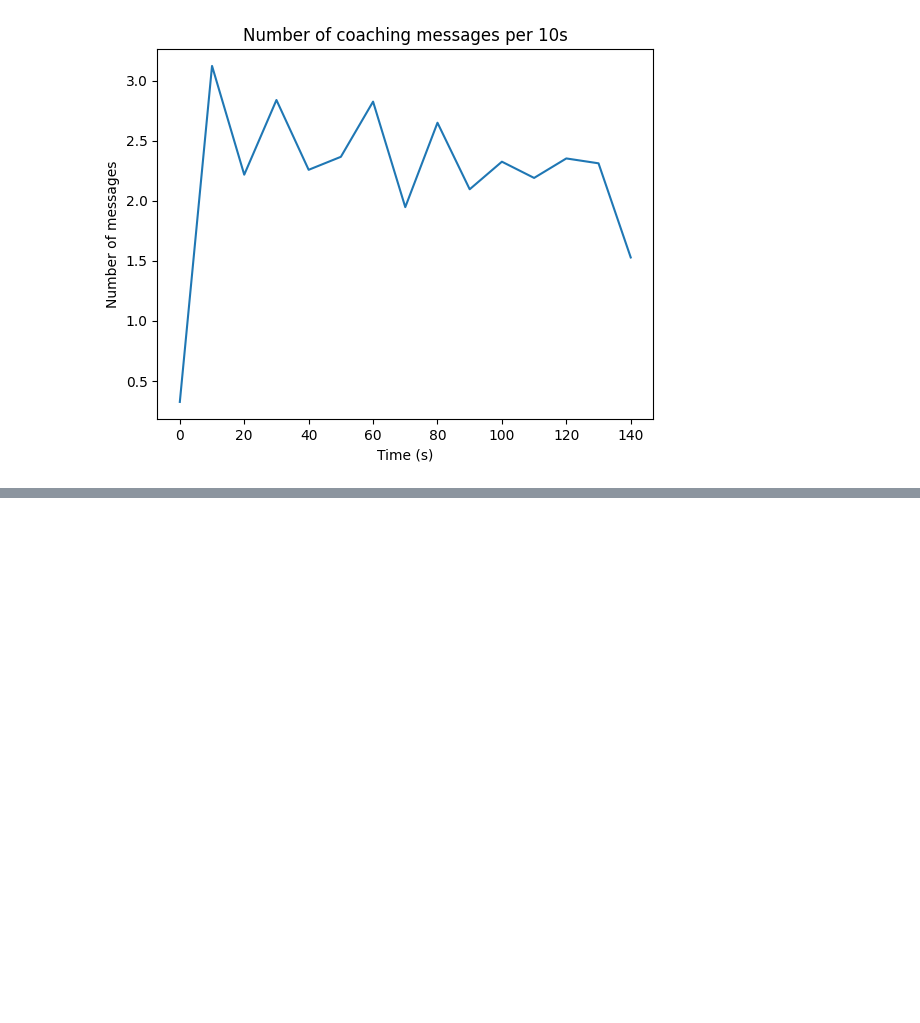
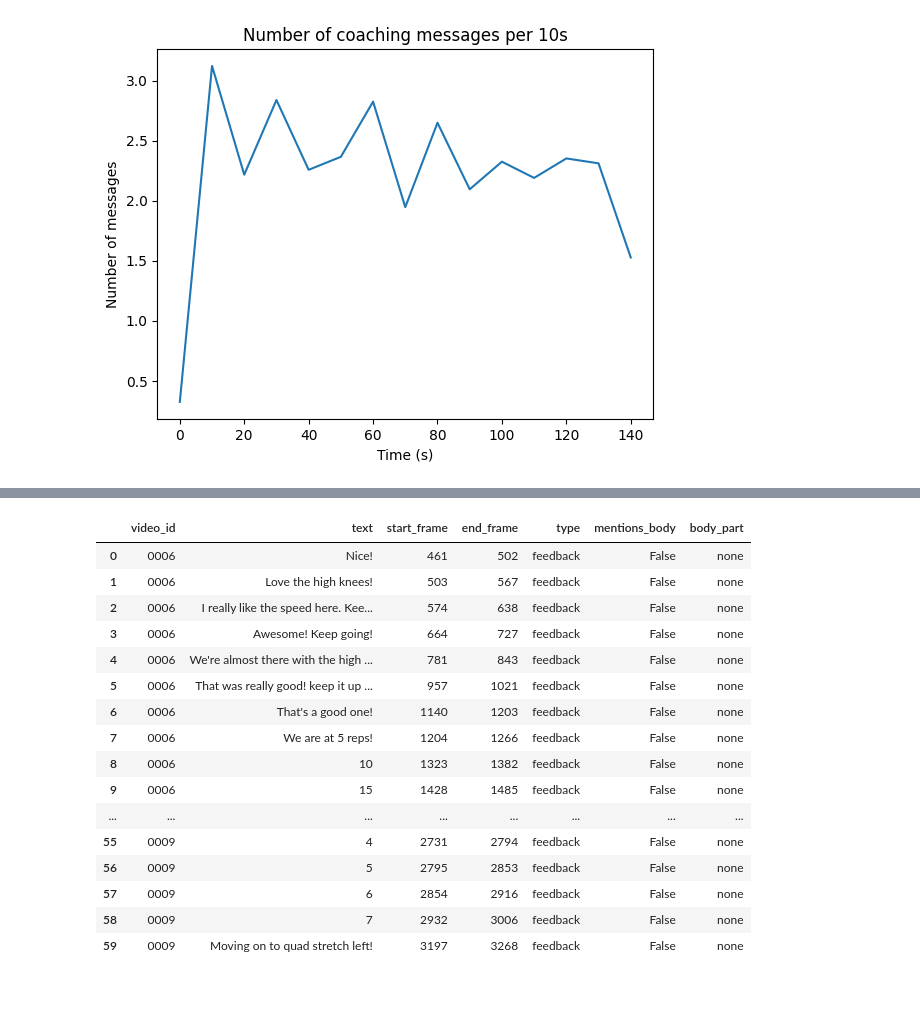
Before and after one commit to Ekimxii/fitness_pose_tracker, a Jupyter notebook: coach_feedback.ipynb, the cells around one changed output, grey strips where cells are left out. Saved outputs shown, nothing was run; the diff lists cells and outputs as text; code cells hidden in the pictures; blank space fills up the shorter version.

Commit message:
add body part column (still need to be revised

```diff
--- a/coach_feedback.ipynb
+++ b/coach_feedback.ipynb
@@ -158,0 +161,7 @@ plt.show()
+# %%
+!python -m spacy download en_core_web_sm
+
+import re  # regular expressions, used to remove exercise names
+import spacy  # NLP library: tokenizer, lemmatizer, part-of-speech tagger
+
+nlp = spacy.load("en_core_web_sm")
@@ -159,3 +314,23 @@ plt.show()
+# %%
+df.head(60)
+# %% [output]
+|  | video_id | text | start_frame | end_frame | type | mentions_body | body_part |
+| 0 | 0006 | Nice! | 461 | 502 | feedback | False | none |
+| 1 | 0006 | Love the high knees! | 503 | 567 | feedback | False | none |
+| 2 | 0006 | I really like the speed here. Kee... | 574 | 638 | feedback | False | none |
+| 3 | 0006 | Awesome! Keep going! | 664 | 727 | feedback | False | none |
+| 4 | 0006 | We're almost there with the high ... | 781 | 843 | feedback | False | none |
+| 5 | 0006 | That was really good! keep it up ... | 957 | 1021 | feedback | False | none |
+| 6 | 0006 | That's a good one! | 1140 | 1203 | feedback | False | none |
+| 7 | 0006 | We are at 5 reps! | 1204 | 1266 | feedback | False | none |
+| 8 | 0006 | 10 | 1323 | 1382 | feedback | False | none |
+| 9 | 0006 | 15 | 1428 | 1485 | feedback | False | none |
+| ... | ... | ... | ... | ... | ... | ... | ... |
+| 55 | 0009 | 4 | 2731 | 2794 | feedback | False | none |
+| 56 | 0009 | 5 | 2795 | 2853 | feedback | False | none |
+| 57 | 0009 | 6 | 2854 | 2916 | feedback | False | none |
+| 58 | 0009 | 7 | 2932 | 3006 | feedback | False | none |
+| 59 | 0009 | Moving on to quad stretch left! | 3197 | 3268 | feedback | False | none |
 # %% [markdown]
 ##
 # %%
```
Also changed, not shown: parts of 4 cells of this notebook.
